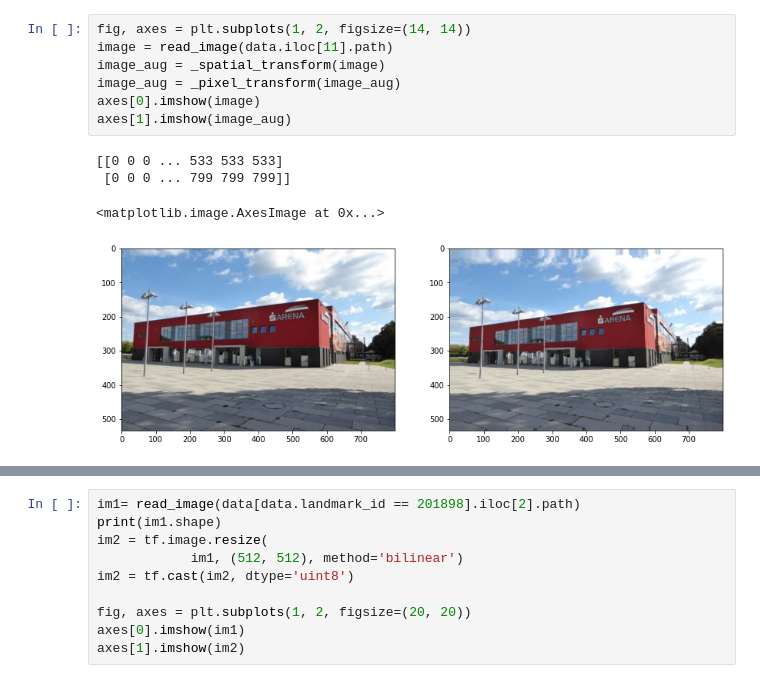
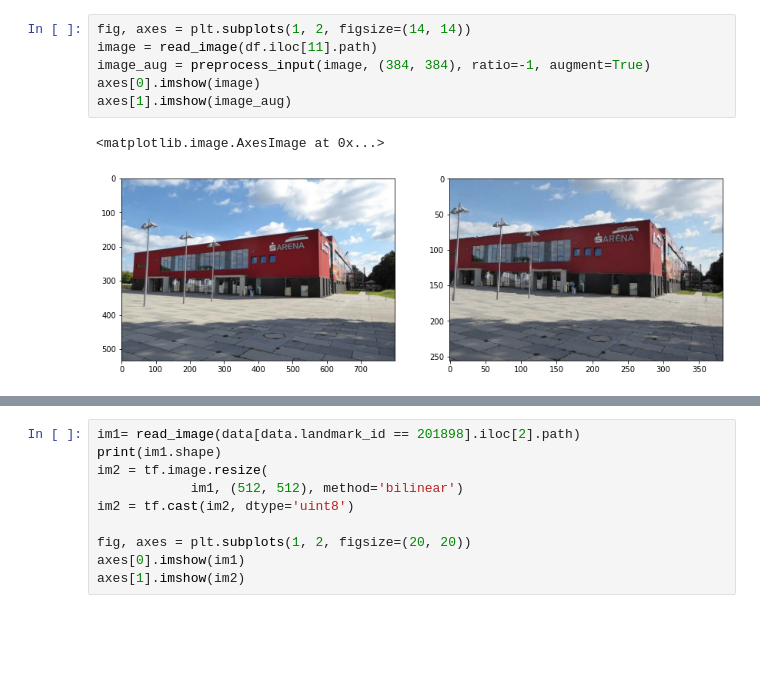
Before and after one commit to akensert/kaggle-landmark-retrieval-and-recognition-2020, a Jupyter notebook: src/notebooks/test_loading.ipynb, the cells around one changed output, grey strips where cells are left out. Drawn from its saved outputs; the diff is of its cells as text; blank space fills up the shorter version.

```diff
--- a/src/notebooks/test_loading.ipynb
+++ b/src/notebooks/test_loading.ipynb
@@ -65,12 +50,9 @@ def _pixel_transform(image,
 # %%
 fig, axes = plt.subplots(1, 2, figsize=(14, 14))
-image = read_image(data.iloc[11].path)
-image_aug = _spatial_transform(image)
-image_aug = _pixel_transform(image_aug)
+image = read_image(df.iloc[11].path)
+image_aug = preprocess_input(image, (384, 384), ratio=-1, augment=True)
 axes[0].imshow(image)
 axes[1].imshow(image_aug)
 # %% [output]
-[[0 0 0 ... 533 533 533]
- [0 0 0 ... 799 799 799]]
+<matplotlib.image.AxesImage at 0x...>
-<matplotlib.image.AxesImage at 0x...>
-[figure, old version]
+[figure, new version]
```
Also changed, not shown: parts of 11 cells of this notebook, 5 other files.
